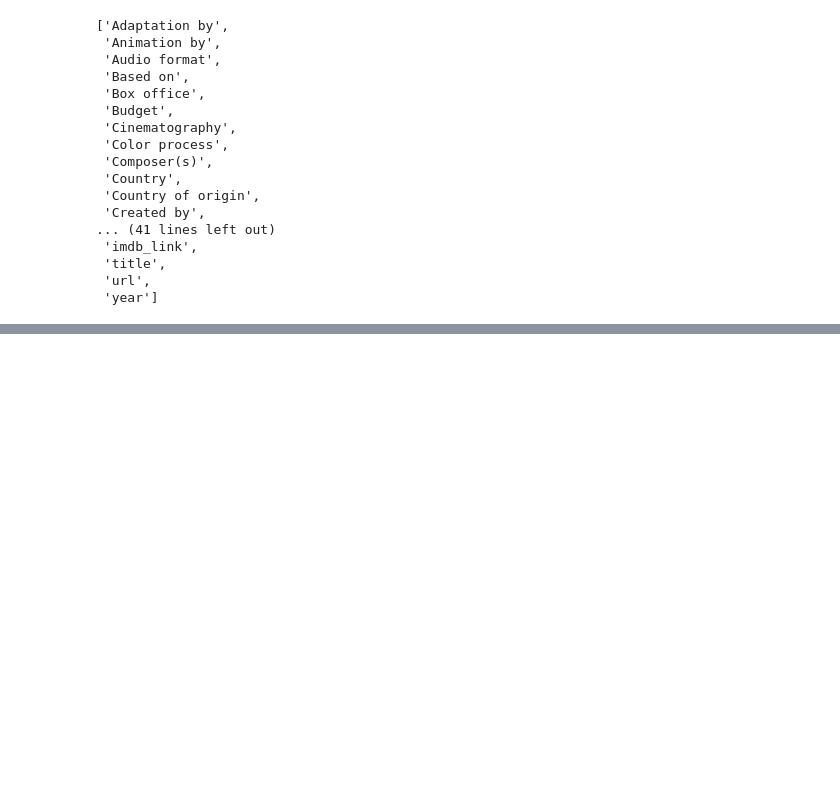
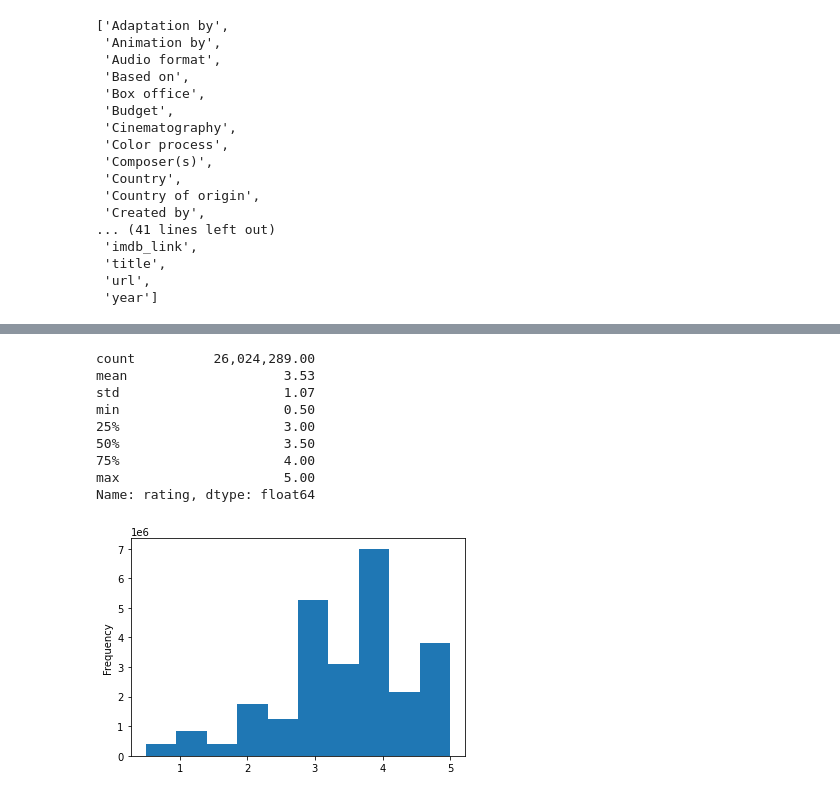
Before and after one commit to jwcomp4/Movies-ETL, a Jupyter notebook: etl_wiki_movies.ipynb, the cells around one changed output, grey strips where cells are left out. Cells and saved outputs as stored; diff of their text form; code cells hidden in the pictures; blank space fills up the shorter version.

Commit message:
Transforming the wiki movies, ratings, and kaggle data

```diff
--- a/etl_wiki_movies.ipynb
+++ b/etl_wiki_movies.ipynb
@@ -543,0 +1387,24 @@ sorted(wiki_movies_df.columns.tolist())
+# %%
+# output looks reasonable, so assigning it to the timestamp column
+
+ratings['timestamp'] = pd.to_datetime(ratings['timestamp'], unit='s')
+# %%
+# now looking at the statistics of the ratings to see if there are obvious errors
+# using the describe() method
+
+pd.options.display.float_format = '{:20,.2f}'.format
+
+ratings['rating'].plot(kind='hist')
+
+ratings['rating'].describe()
+# %% [output]
+count          26,024,289.00
+mean                    3.53
+std                     1.07
+min                     0.50
+25%                     3.00
+50%                     3.50
+75%                     4.00
+max                     5.00
+Name: rating, dtype: float64
+[figure, added]
```
Also changed, not shown: parts of 55 cells of this notebook.
